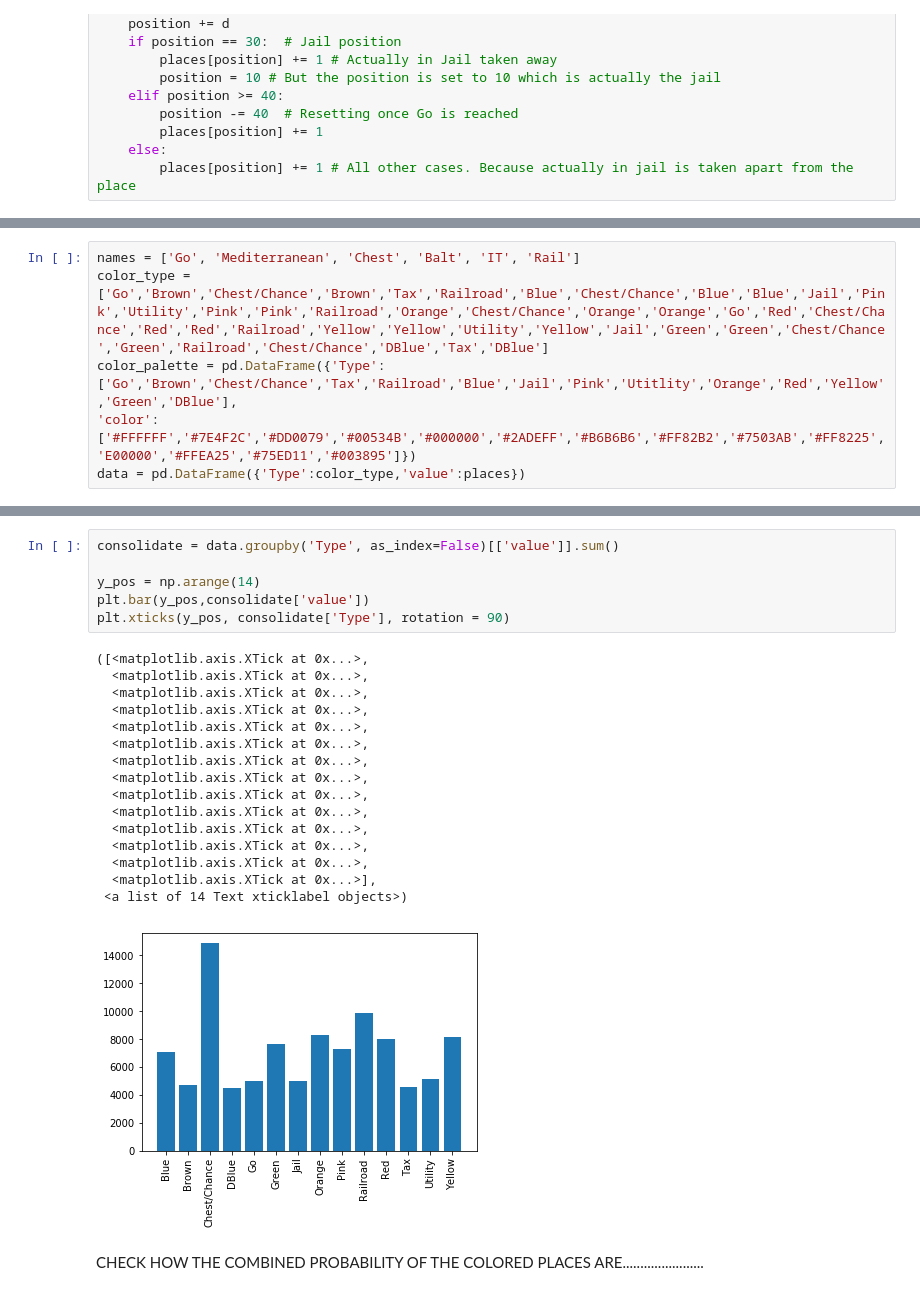
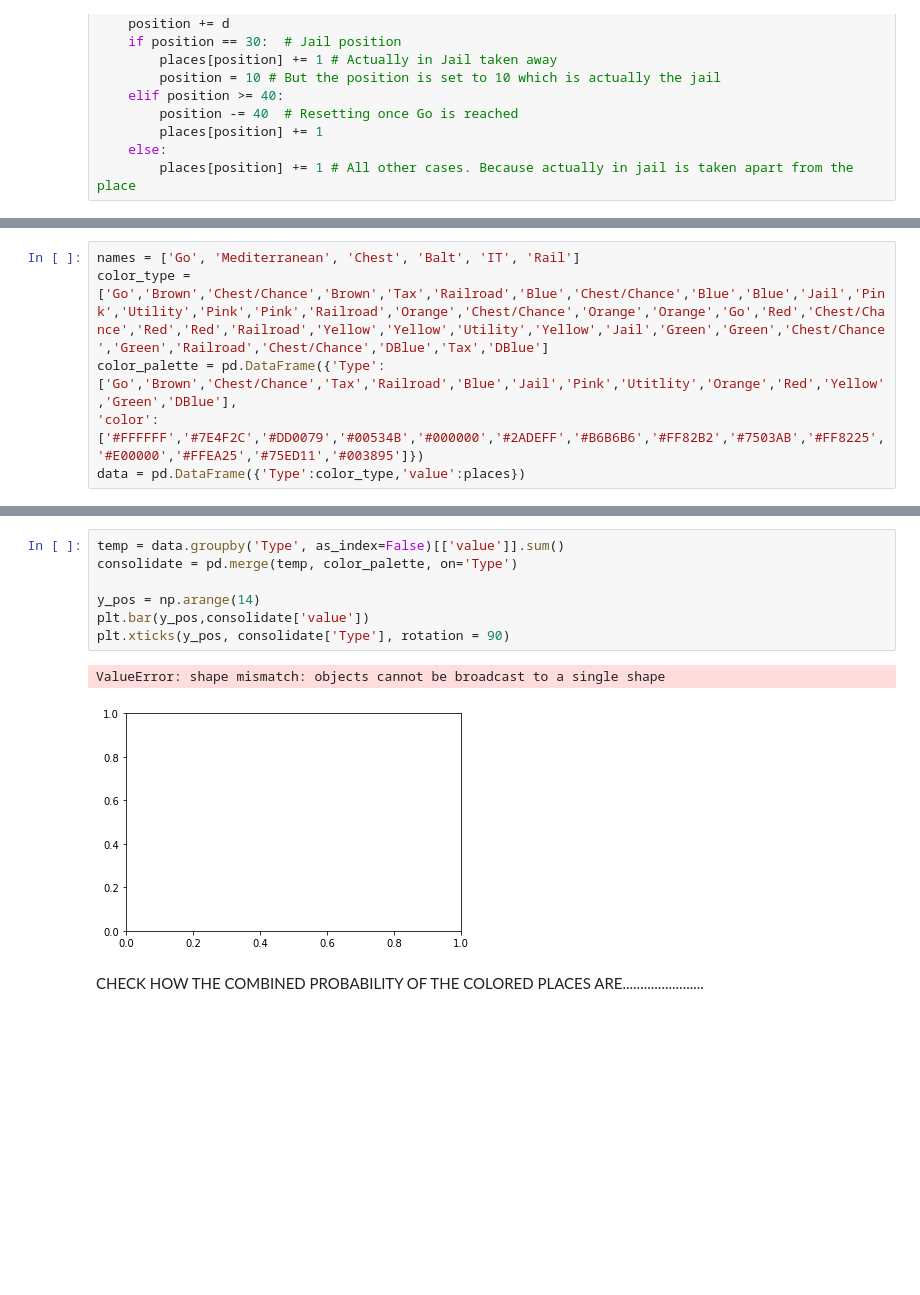
Before and after one commit to meenurajapandian/monopoly, a Jupyter notebook: Notes.ipynb, the cells around one changed output, grey strips where cells are left out. Cells and saved outputs as stored; diff of their text form; blank space fills up the shorter version.

Commit message:
Color Palette

```diff
--- a/Notes.ipynb
+++ b/Notes.ipynb
@@ -39,5 +39,5 @@ plt.bar(y_pos,places)
 names = ['Go', 'Mediterranean', 'Chest', 'Balt', 'IT', 'Rail']
 color_type = ['Go','Brown','Chest/Chance','Brown','Tax','Railroad','Blue','Chest/Chance','Blue','Blue','Jail','Pink','Utility','Pink','Pink','Railroad','Orange','Chest/Chance','Orange','Orange','Go','Red','Chest/Chance','Red','Red','Railroad','Yellow','Yellow','Utility','Yellow','Jail','Green','Green','Chest/Chance','Green','Railroad','Chest/Chance','DBlue','Tax','DBlue']
 color_palette = pd.DataFrame({'Type':['Go','Brown','Chest/Chance','Tax','Railroad','Blue','Jail','Pink','Utitlity','Orange','Red','Yellow','Green','DBlue'],
-'color':['#FFFFFF','#7E4F2C','#DD0079','#00534B','#000000','#2ADEFF','#B6B6B6','#FF82B2','#7503AB','#FF8225','E00000','#FFEA25','#75ED11','#003895']})
+'color':['#FFFFFF','#7E4F2C','#DD0079','#00534B','#000000','#2ADEFF','#B6B6B6','#FF82B2','#7503AB','#FF8225','#E00000','#FFEA25','#75ED11','#003895']})
 data = pd.DataFrame({'Type':color_type,'value':places})
@@ -62,26 +44,13 @@ color_palette
 # %%
-consolidate = data.groupby('Type', as_index=False)[['value']].sum()
+temp = data.groupby('Type', as_index=False)[['value']].sum()
+consolidate = pd.merge(temp, color_palette, on='Type')
 
 y_pos = np.arange(14)
 plt.bar(y_pos,consolidate['value'])
 plt.xticks(y_pos, consolidate['Type'], rotation = 90)
 # %% [output]
-([<matplotlib.axis.XTick at 0x...>,
-  <matplotlib.axis.XTick at 0x...>,
-  <matplotlib.axis.XTick at 0x...>,
-  <matplotlib.axis.XTick at 0x...>,
-  <matplotlib.axis.XTick at 0x...>,
-  <matplotlib.axis.XTick at 0x...>,
-  <matplotlib.axis.XTick at 0x...>,
-  <matplotlib.axis.XTick at 0x...>,
-  <matplotlib.axis.XTick at 0x...>,
-  <matplotlib.axis.XTick at 0x...>,
-  <matplotlib.axis.XTick at 0x...>,
-  <matplotlib.axis.XTick at 0x...>,
-  <matplotlib.axis.XTick at 0x...>,
-  <matplotlib.axis.XTick at 0x...>],
- <a list of 14 Text xticklabel objects>)
+ValueError: shape mismatch: objects cannot be broadcast to a single shape
-[figure, old version]
+[figure, new version]
 # %% [markdown]
 CHECK HOW THE COMBINED PROBABILITY OF THE COLORED PLACES ARE.......................
 # %% [markdown]
```
Also changed, not shown: parts of 4 cells of this notebook, 1 other file.
